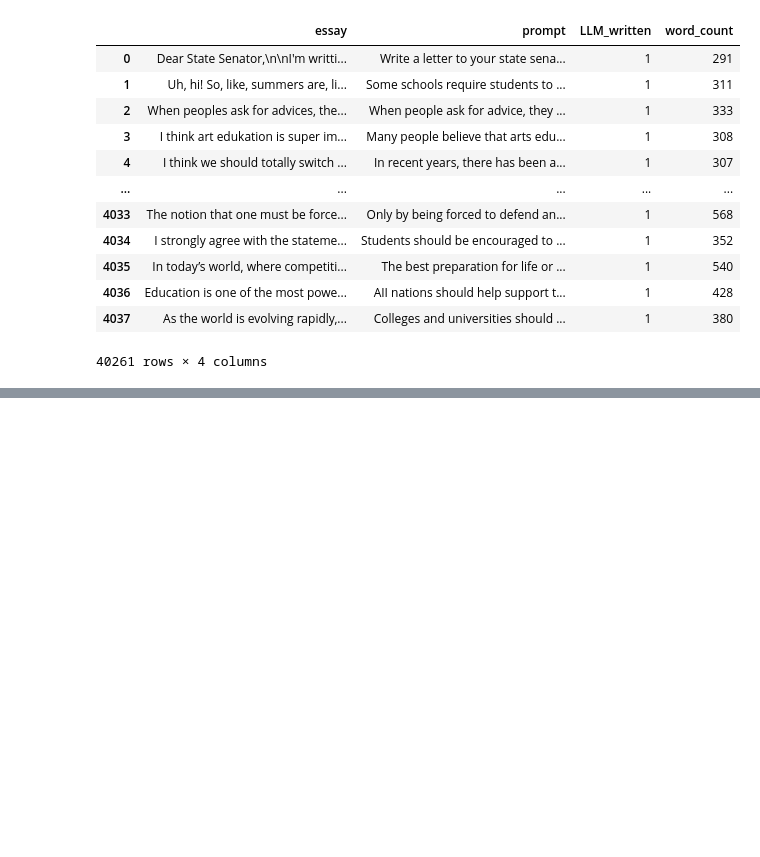
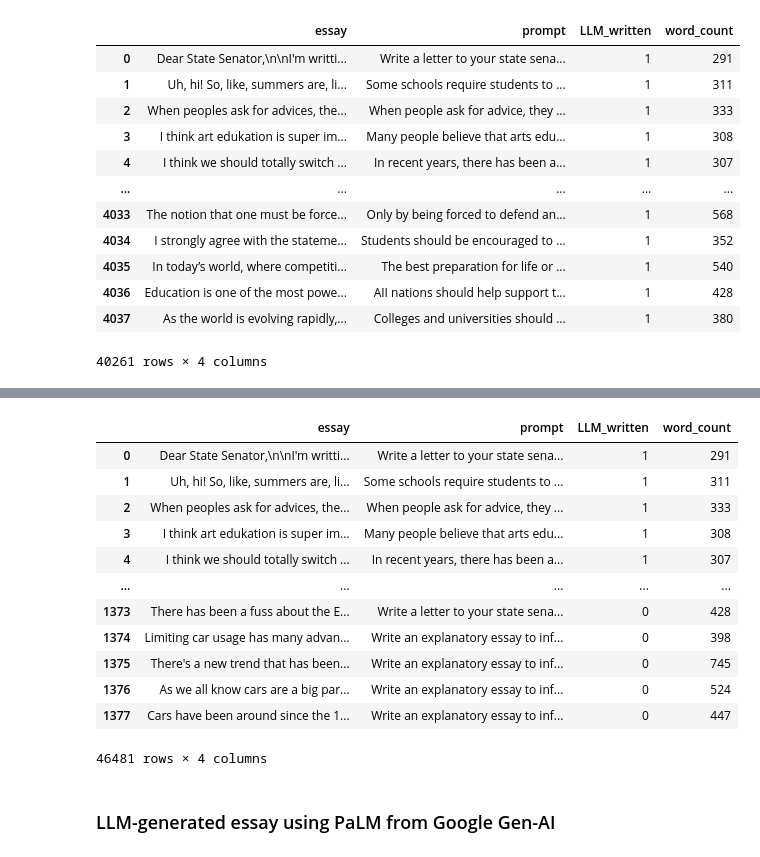
Before and after one commit to JinalShah2002/verify-ai, a Jupyter notebook: notebooks/populating-database.ipynb, the cells around one changed output, grey strips where cells are left out. Cells and saved outputs as stored; diff of their text form; code cells hidden in the pictures; blank space fills up the shorter version.

```diff
--- a/notebooks/populating-database.ipynb
+++ b/notebooks/populating-database.ipynb
@@ -403,0 +458,5 @@ fully_concatenated_data
+# %%
+# Getting the data and the prompt mapper
+data = pd.read_csv('../data/llm-detect-ai-generated-text/train_essays.csv')
+prompts = pd.read_csv('../data/llm-detect-ai-generated-text/train_prompts.csv')
+data.head()
@@ -403,0 +476,4 @@ fully_concatenated_data
+# %%
+# Joining the 2 datasets
+joined_data = data.join(other=prompts,on='prompt_id',rsuffix='_prompt')
+joined_data.head()
@@ -403,0 +487,6 @@ fully_concatenated_data
+# %%
+# Dropping columns and renaming columns
+joined_data.drop(['prompt_id','prompt_id_prompt','prompt_name','source_text','id'],axis=1,inplace=True)
+joined_data.rename(columns={'text':'essay','instructions':'prompt','generated':'LLM_written'},inplace=True)
+joined_data['word_count'] = joined_data['essay'].apply(get_word_count)
+joined_data.head()
@@ -403,0 +500,20 @@ fully_concatenated_data
+# %%
+# Concatenating the data
+fully_concatenated_data = pd.concat([fully_concatenated_data,joined_data])
+fully_concatenated_data
+# %% [output]
+|  | essay | prompt | LLM_written | word_count |
+| 0 | Dear State Senator,\n\nI'm writti... | Write a letter to your state sena... | 1 | 291 |
+| 1 | Uh, hi! So, like, summers are, li... | Some schools require students to ... | 1 | 311 |
+| 2 | When peoples ask for advices, the... | When people ask for advice, they ... | 1 | 333 |
+| 3 | I think art edukation is super im... | Many people believe that arts edu... | 1 | 308 |
+| 4 | I think we should totally switch ... | In recent years, there has been a... | 1 | 307 |
+| ... | ... | ... | ... | ... |
+| 1373 | There has been a fuss about the E... | Write a letter to your state sena... | 0 | 428 |
+| 1374 | Limiting car usage has many advan... | Write an explanatory essay to inf... | 0 | 398 |
+| 1375 | There's a new trend that has been... | Write an explanatory essay to inf... | 0 | 745 |
+| 1376 | As we all know cars are a big par... | Write an explanatory essay to inf... | 0 | 524 |
+| 1377 | Cars have been around since the 1... | Write an explanatory essay to inf... | 0 | 447 |
+46481 rows × 4 columns
+# %% [markdown]
+### LLM-generated essay using PaLM from Google Gen-AI
```
Also changed, not shown: parts of 21 cells of this notebook, 3 other files.
